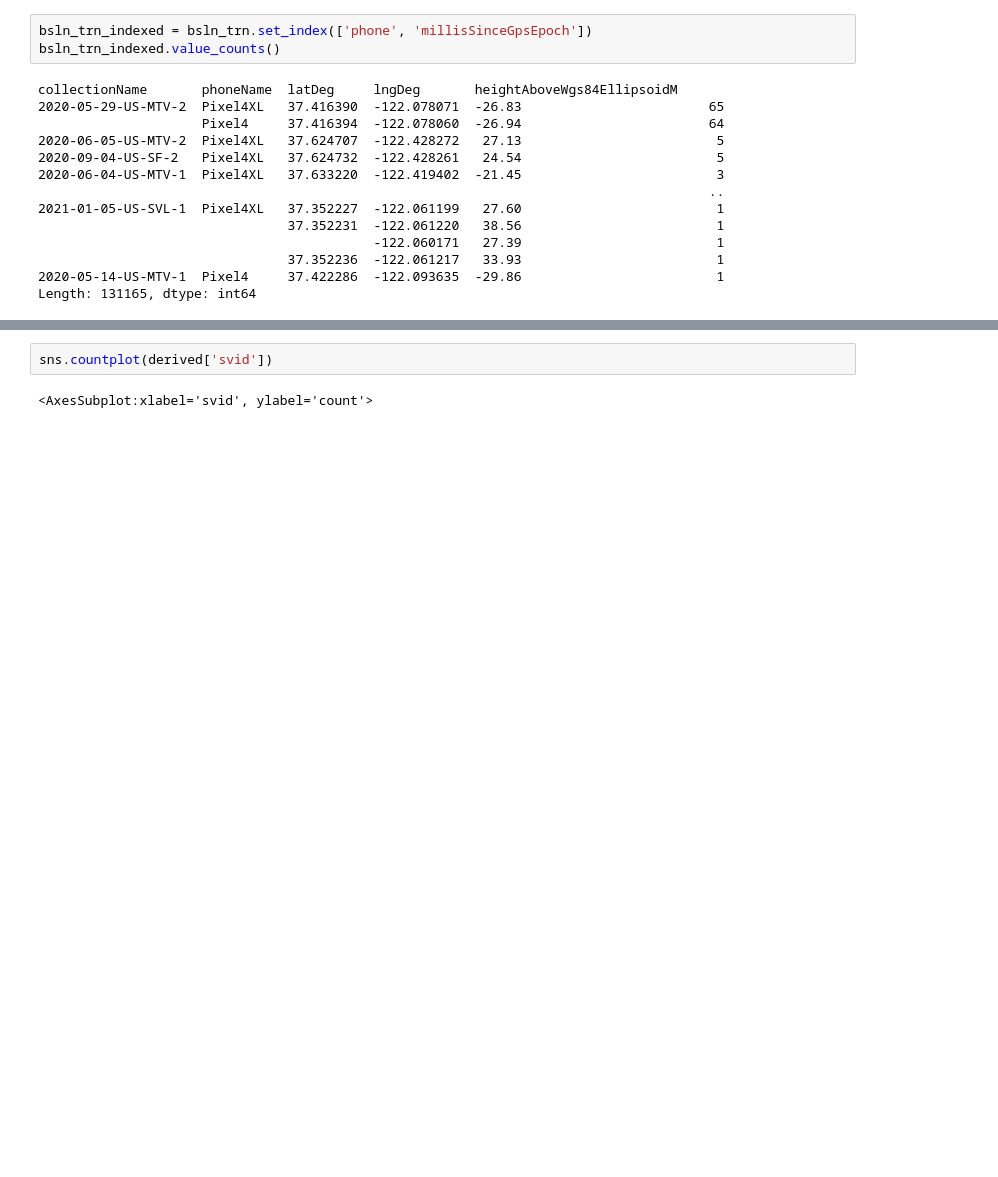
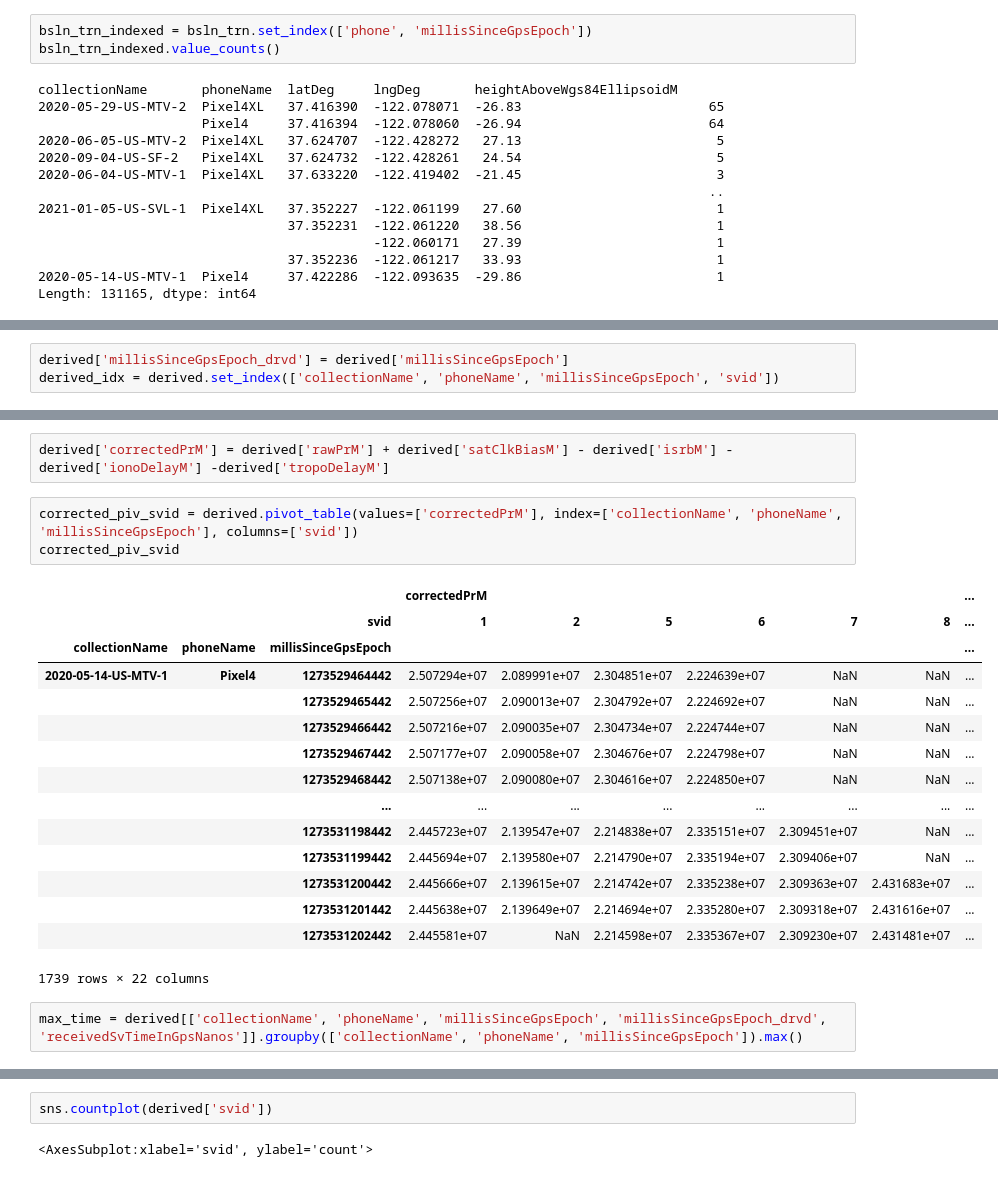
Before and after one commit to shacharhelmer/GNSS-Google, a Jupyter notebook: shachar-dev.ipynb, the cells around one changed output, grey strips where cells are left out. Cells and saved outputs as stored; diff of their text form; blank space fills up the shorter version.

Commit message:
set sizes, amounts, phone names etc.

```diff
--- a/shachar-dev.ipynb
+++ b/shachar-dev.ipynb
@@ -88,0 +114,3 @@ target['latlngDiff'] = abs(target['latDiff'] + target['lngDiff'])
+# %%
+derived['millisSinceGpsEpoch_drvd'] = derived['millisSinceGpsEpoch']
+derived_idx = derived.set_index(['collectionName', 'phoneName', 'millisSinceGpsEpoch', 'svid'])
@@ -88,0 +130,23 @@ target['latlngDiff'] = abs(target['latDiff'] + target['lngDiff'])
+# %%
+derived['correctedPrM'] = derived['rawPrM'] + derived['satClkBiasM'] - derived['isrbM'] - derived['ionoDelayM'] -derived['tropoDelayM']
+# %%
+corrected_piv_svid = derived.pivot_table(values=['correctedPrM'], index=['collectionName', 'phoneName', 'millisSinceGpsEpoch'], columns=['svid'])
+corrected_piv_svid
+# %% [output]
+|  |  |  | correctedPrM |  |  |  |  |  | ... |
+|  |  | svid | 1 | 2 | 5 | 6 | 7 | 8 | ... |
+| collectionName | phoneName | millisSinceGpsEpoch |  |  |  |  |  |  | ... |
+| 2020-05-14-US-MTV-1 | Pixel4 | 1273529464442 | 2.507294e+07 | 2.089991e+07 | 2.304851e+07 | 2.224639e+07 | NaN | NaN | ... |
+|  |  | 1273529465442 | 2.507256e+07 | 2.090013e+07 | 2.304792e+07 | 2.224692e+07 | NaN | NaN | ... |
+|  |  | 1273529466442 | 2.507216e+07 | 2.090035e+07 | 2.304734e+07 | 2.224744e+07 | NaN | NaN | ... |
+|  |  | 1273529467442 | 2.507177e+07 | 2.090058e+07 | 2.304676e+07 | 2.224798e+07 | NaN | NaN | ... |
+|  |  | 1273529468442 | 2.507138e+07 | 2.090080e+07 | 2.304616e+07 | 2.224850e+07 | NaN | NaN | ... |
+|  |  | ... | ... | ... | ... | ... | ... | ... | ... |
+|  |  | 1273531198442 | 2.445723e+07 | 2.139547e+07 | 2.214838e+07 | 2.335151e+07 | 2.309451e+07 | NaN | ... |
+|  |  | 1273531199442 | 2.445694e+07 | 2.139580e+07 | 2.214790e+07 | 2.335194e+07 | 2.309406e+07 | NaN | ... |
+|  |  | 1273531200442 | 2.445666e+07 | 2.139615e+07 | 2.214742e+07 | 2.335238e+07 | 2.309363e+07 | 2.431683e+07 | ... |
+|  |  | 1273531201442 | 2.445638e+07 | 2.139649e+07 | 2.214694e+07 | 2.335280e+07 | 2.309318e+07 | 2.431616e+07 | ... |
+|  |  | 1273531202442 | 2.445581e+07 | NaN | 2.214598e+07 | 2.335367e+07 | 2.309230e+07 | 2.431481e+07 | ... |
+1739 rows × 22 columns
+# %%
+max_time = derived[['collectionName', 'phoneName', 'millisSinceGpsEpoch', 'millisSinceGpsEpoch_drvd', 'receivedSvTimeInGpsNanos']].groupby(['collectionName', 'phoneName', 'millisSinceGpsEpoch']).max()
```
Also changed, not shown: parts of 33 cells of this notebook, 2 other files.
